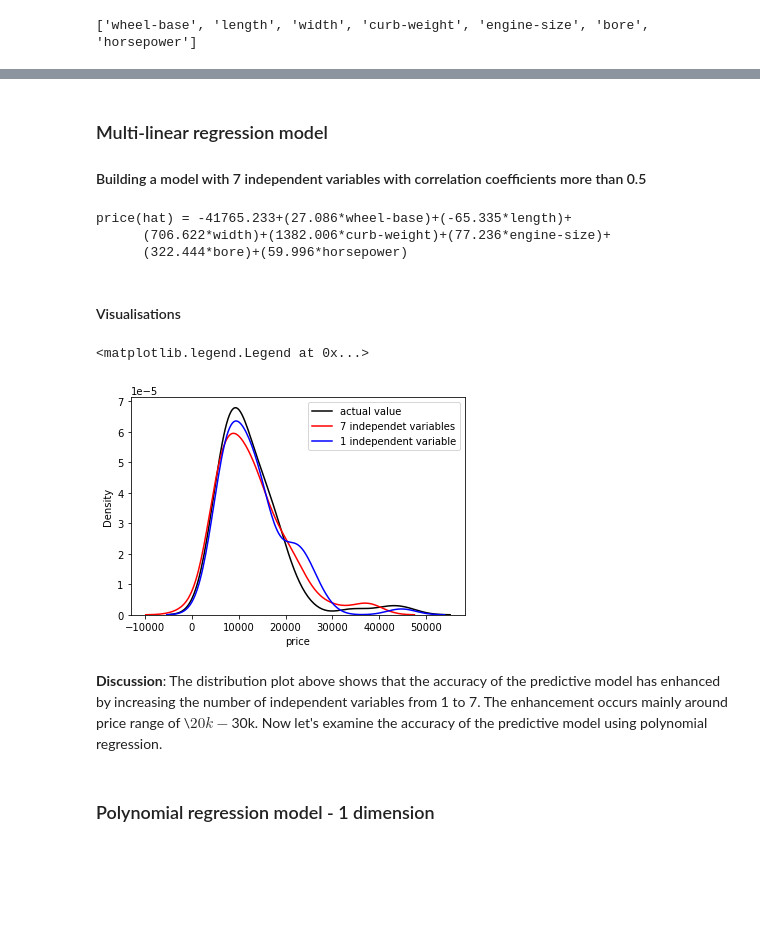
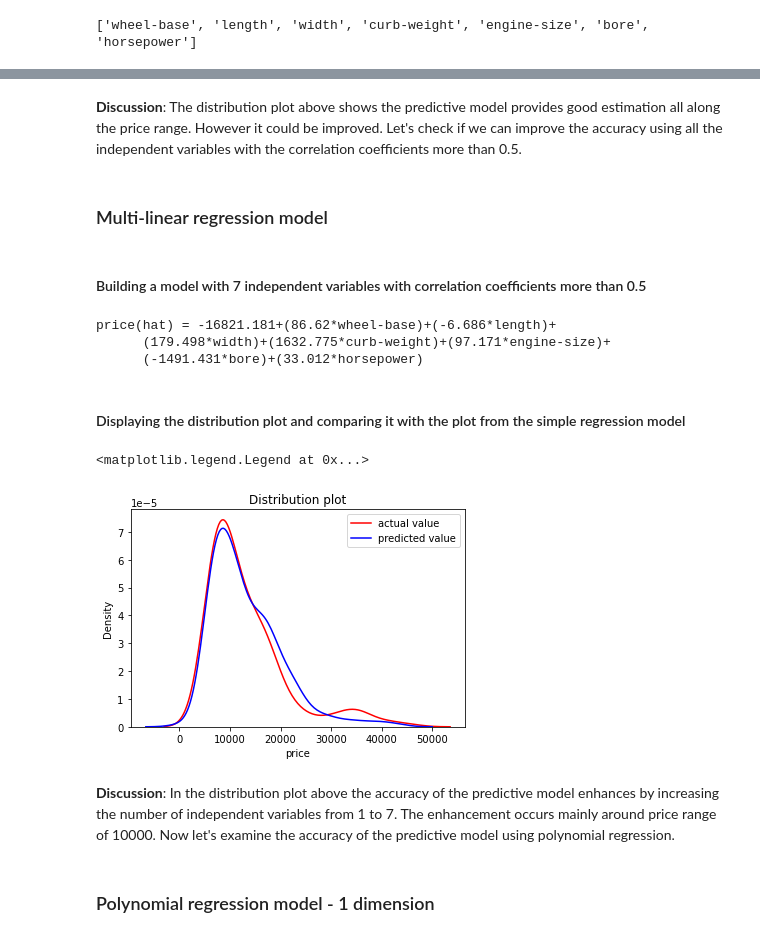
Before and after one commit to Farhad-Davaripour/Step_by_Step_Data_Analysis_Auto_Dataset, a Jupyter notebook: Code_Python.ipynb, the cells around one changed output, grey strips where cells are left out. Cells and saved outputs as stored; diff of their text form; code cells hidden in the pictures; blank space fills up the shorter version.

```diff
--- a/Code_Python.ipynb
+++ b/Code_Python.ipynb
@@ -443,7 +431,8 @@ x_train, x_test, y_train, y_test = train_test_split(x_data_total, y_data_total,
 # %%
-lm_lr=LinearRegression() # creating a linear regression object
-lm_lr.fit(x_train[['horsepower']],y_train) # train the model
-intercept=lm_lr.intercept_
-coeff=lm_lr.coef_
-print(f'price(hat) = {round(intercept,3)} + {round(coeff[0],3)} * independent_var')
+lm=LinearRegression() # creating a linear regression object
+y=df['price']
+lm.fit(df[['engine-size']],y) # train the model
+intercept=lm.intercept_
+coeff=lm.coef_
+print(f'price(hat) = {round(intercept,3)} + {round(coeff[0],3)} * engine-size')
 # %% [output]
@@ -475,33 +473,34 @@ ax[2].legend()
+# %% [markdown]
+**Discussion**: The distribution plot above shows the predictive model provides good estimation all along the price range. However it could be improved. Let's check if we can improve the accuracy using all the independent variables with the correlation coefficients more than 0.5.
 # %% [markdown]
 ### Multi-linear regression model
-#### Building a model with 7 independent variables with correlation coefficients more than 0.5
+# %% [markdown]
+#### Building a model with 7 independent variables with correlation coefficients more than 0.5
 # %%
-lm_mr = LinearRegression()
-lm_mr.fit(x_train[cor_list],y_train) # cor_list includes all the columns names that their correlation coefficients with price is more than 0.5
-intercept_multi=lm_mr.intercept_
-coeff_multi=lm_mr.coef_
+lm.fit(df[cor_list],y) # cor_list includes all the columns names that their correlation coefficients with price is more than 0.5
+intercept_multi=lm.intercept_
+coeff_multi=lm.coef_
 print(f"""price(hat) = {round(intercept_multi,3)}+({round(coeff_multi[0],3)}*{cor_list[0]})+({round(coeff_multi[1],3)}*{cor_list[1]})+
       ({round(coeff_multi[2],3)}*{cor_list[2]})+({round(coeff_multi[3],3)}*{cor_list[3]})+({round(coeff_multi[4],3)}*{cor_list[4]})+
       ({round(coeff_multi[5],3)}*{cor_list[5]})+({round(coeff_multi[6],3)}*{cor_list[6]})""")
 # %% [output]
-price(hat) = -41765.233+(27.086*wheel-base)+(-65.335*length)+
-      (706.622*width)+(1382.006*curb-weight)+(77.236*engine-size)+
-      (322.444*bore)+(59.996*horsepower)
+price(hat) = -16821.181+(86.62*wheel-base)+(-6.686*length)+
+      (179.498*width)+(1632.775*curb-weight)+(97.171*engine-size)+
+      (-1491.431*bore)+(33.012*horsepower)
 # %% [markdown]
-#### Visualisations
+#### Displaying the distribution plot and comparing it with the plot from the simple regression model
 # %%
 %%capture --no-display
-# For the multi-linear regression model as the number of independent variables are 7, only the distribution plot is displayed.
-yhat_mlr = lm_mr.predict(x_test[cor_list])
-sns.distplot(y_test, hist=False,color='black',label="actual value")
-sns.distplot(yhat_mlr, hist=False,color='red',label="7 independet variables")
-sns.distplot(yhat_lr, hist=False,color='blue',label="1 independent variable")
+yhat_mlr = lm.predict(df[cor_list])
+ax1 = sns.distplot(y, hist=False,color='r',label="actual value")
+sns.distplot(yhat_mlr, hist=False,color='blue',label="predicted value",ax=ax1)
+plt.title('Distribution plot')
 plt.legend()
 # %% [output]
 <matplotlib.legend.Legend at 0x...>
-[figure, old version]
+[figure, new version]
 # %% [markdown]
-**Discussion**: The distribution plot above shows that the accuracy of the predictive model has enhanced by increasing the number of independent variables from 1 to 7. The enhancement occurs mainly around price range of \\$20k-$30k. Now let's examine the accuracy of the predictive model using polynomial regression.
+**Discussion**: In the distribution plot above the accuracy of the predictive model enhances by increasing the number of independent variables from 1 to 7. The enhancement occurs mainly around price range of 10000. Now let's examine the accuracy of the predictive model using polynomial regression.
 # %% [markdown]
 ### Polynomial regression model - 1 dimension
 # %% [markdown]
```
Also changed, not shown: parts of 53 cells of this notebook.
